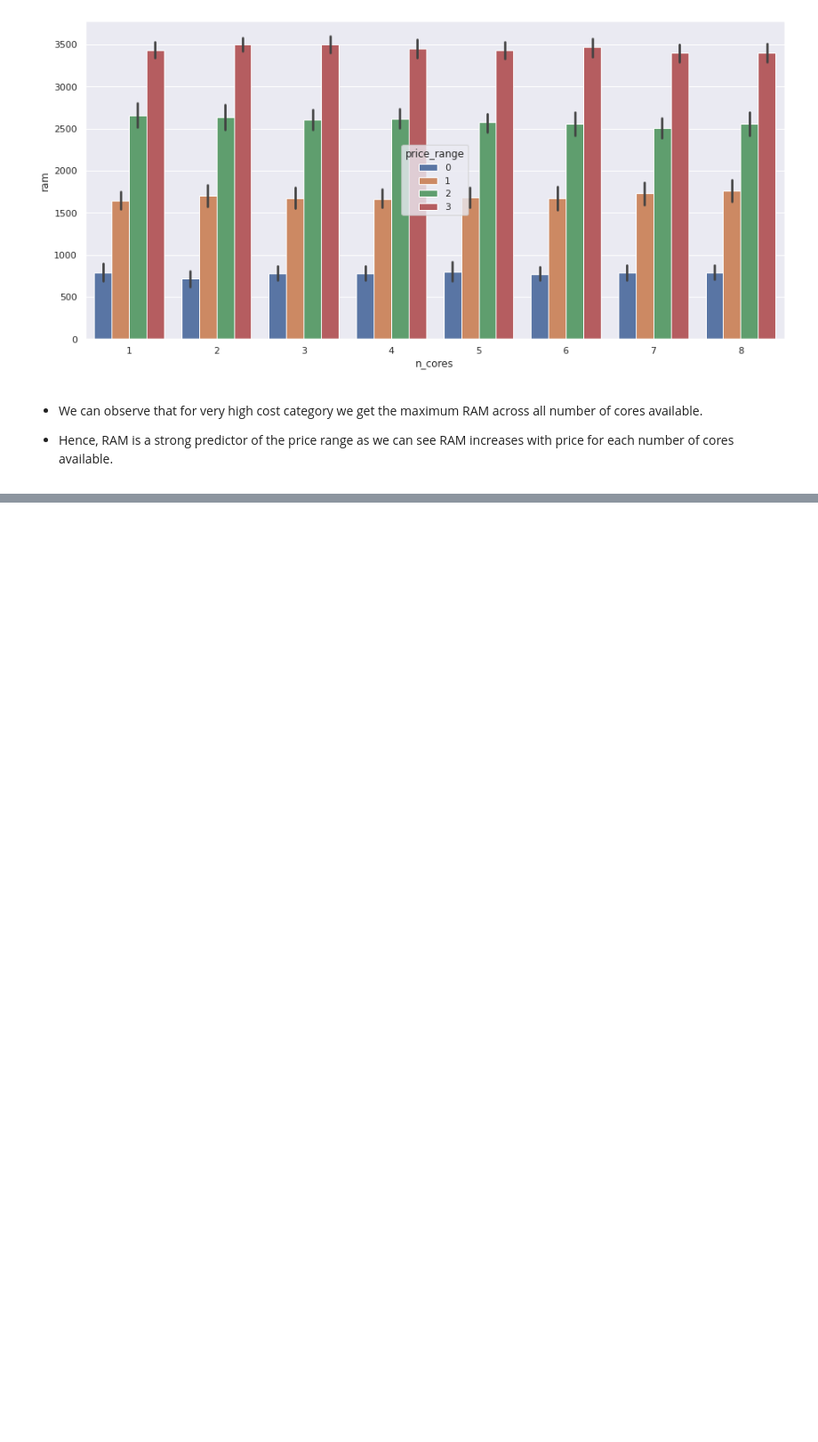
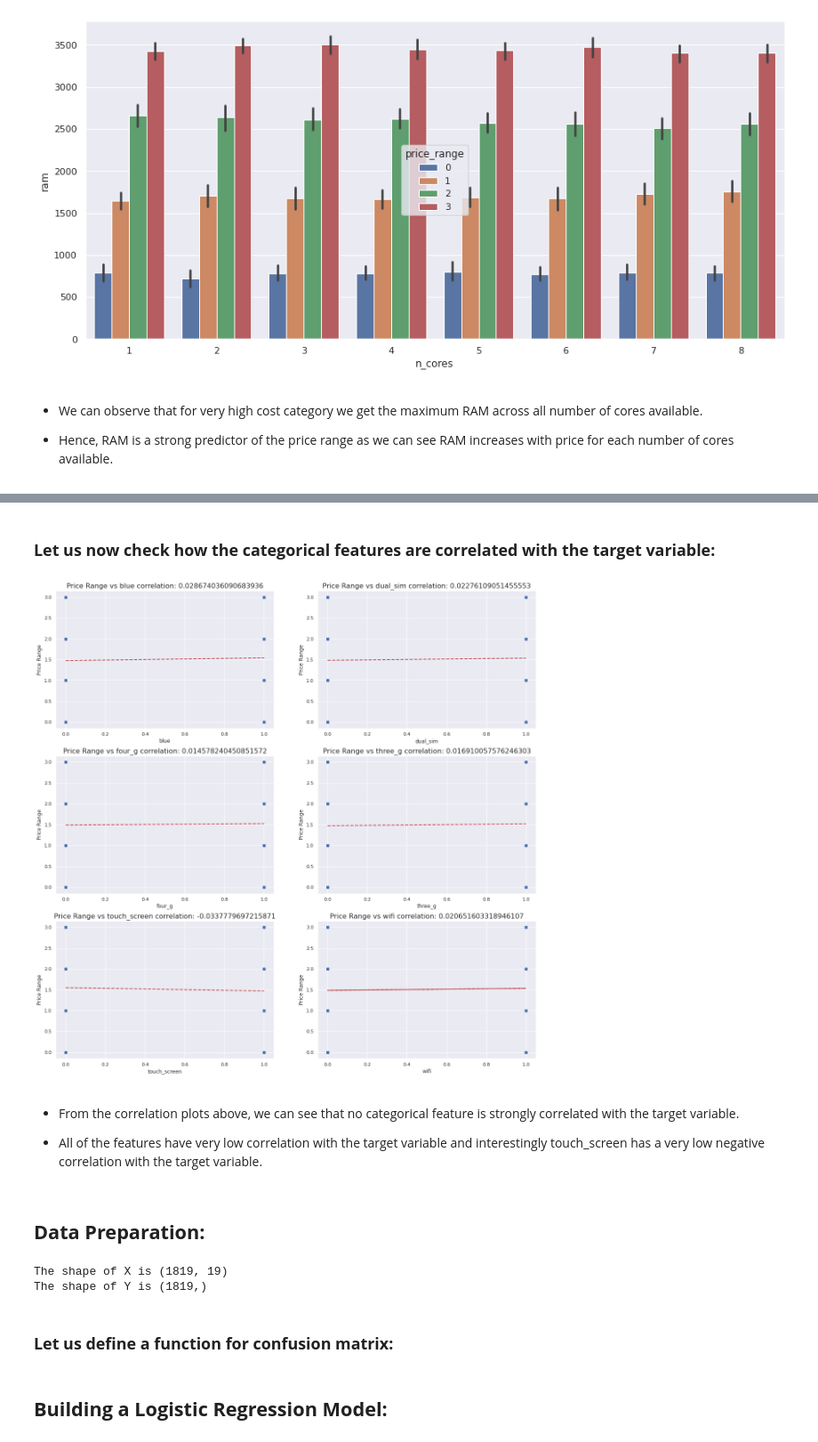
Before and after one commit to Rudrajit12/Mobile-Price-Range-Prediction, a Jupyter notebook: Mobile_Price_Range_Prediction_Capstone_Project.ipynb, the cells around one changed output, grey strips where cells are left out. Shown at 89% size. Saved outputs shown, nothing was run; the diff lists cells and outputs as text; code cells hidden in the pictures; blank space fills up the shorter version.

Commit message:
Some models implemented

```diff
--- a/Mobile_Price_Range_Prediction_Capstone_Project.ipynb
+++ b/Mobile_Price_Range_Prediction_Capstone_Project.ipynb
@@ -507,0 +576,40 @@ plt.show()
+# %% [markdown]
+### **Let us now check how the categorical features are correlated with the target variable:**
+# %%
+# relation of categorical features with the target variable
+count = 1
+plt.subplots(figsize=(20,20))
+for feature in cat_features:
+  plt.subplot(3,2,count)
+  var = phone_df[feature]
+  label = phone_df['price_range']
+  correlation = var.corr(label)
+  plt.scatter(x = var, y = label)
+  plt.xlabel(feature)
+  plt.ylabel('Price Range')
+  plt.title(f"Price Range vs {feature} correlation: {correlation}", fontsize=16)
+  z = np.polyfit(var, label, 1)
+  y_hat = np.poly1d(z)(phone_df[feature])
+  plt.plot(phone_df[feature], y_hat, "r--", lw=2)
+  count += 1
+# %% [output]
+[figure, added]
+# %% [markdown]
+* From the correlation plots above, we can see that no categorical feature is strongly correlated with the target variable.
+
+* All of the features have very low correlation with the target variable and interestingly touch_screen has a very low negative correlation with the target variable.
+# %% [markdown]
+## **Data Preparation:**
+# %%
+# create the set of dependent and independent variables
+X = phone_df.drop(labels='price_range', axis=1)
+Y = phone_df['price_range']
+
+# print the shape of X and Y
+print("The shape of X is", X.shape)
+print("The shape of Y is", Y.shape)
+# %% [output]
+The shape of X is (1819, 19)
+The shape of Y is (1819,)
+# %% [markdown]
+### **Let us define a function for confusion matrix:**
@@ -507,0 +631,2 @@ plt.show()
+# %% [markdown]
+## **Building a Logistic Regression Model:**
```
Also changed, not shown: parts of 23 cells of this notebook.
